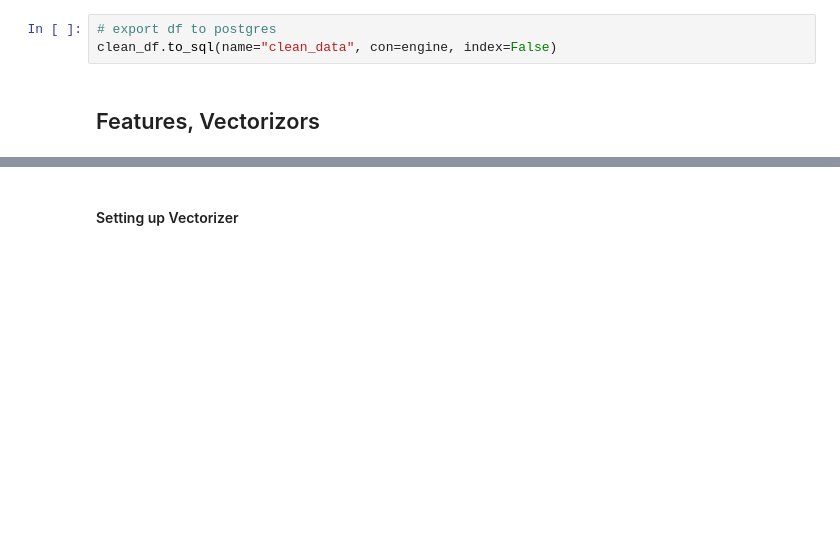
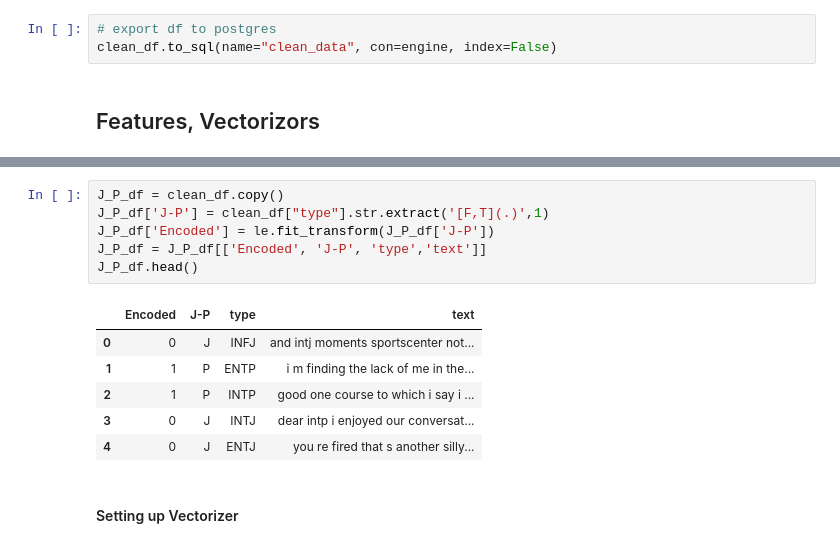
Before and after one commit to shaunwang1350/MyersBriggsMLProject, a Jupyter notebook: Notebooks/Master_notebook/Final Combined Model.ipynb, the cells around one changed output, grey strips where cells are left out. Drawn from its saved outputs; the diff is of its cells as text; blank space fills up the shorter version.

```diff
--- a/Notebooks/Master_notebook/Final Combined Model.ipynb
+++ b/Notebooks/Master_notebook/Final Combined Model.ipynb
@@ -325,3 +368,16 @@ from sklearn.model_selection import train_test_split
+# %%
+J_P_df = clean_df.copy()
+J_P_df['J-P'] = clean_df["type"].str.extract('[F,T](.)',1)
+J_P_df['Encoded'] = le.fit_transform(J_P_df['J-P'])
+J_P_df = J_P_df[['Encoded', 'J-P', 'type','text']]
+J_P_df.head()
+# %% [output]
+|  | Encoded | J-P | type | text |
+| 0 | 0 | J | INFJ | and intj moments sportscenter not... |
+| 1 | 1 | P | ENTP | i m finding the lack of me in the... |
+| 2 | 1 | P | INTP | good one course to which i say i ... |
+| 3 | 0 | J | INTJ | dear intp i enjoyed our conversat... |
+| 4 | 0 | J | ENTJ | you re fired that s another silly... |
 # %% [markdown]
 #### Setting up Vectorizer
 # %%
```
Also changed, not shown: parts of 20 cells of this notebook, 1 other file.
